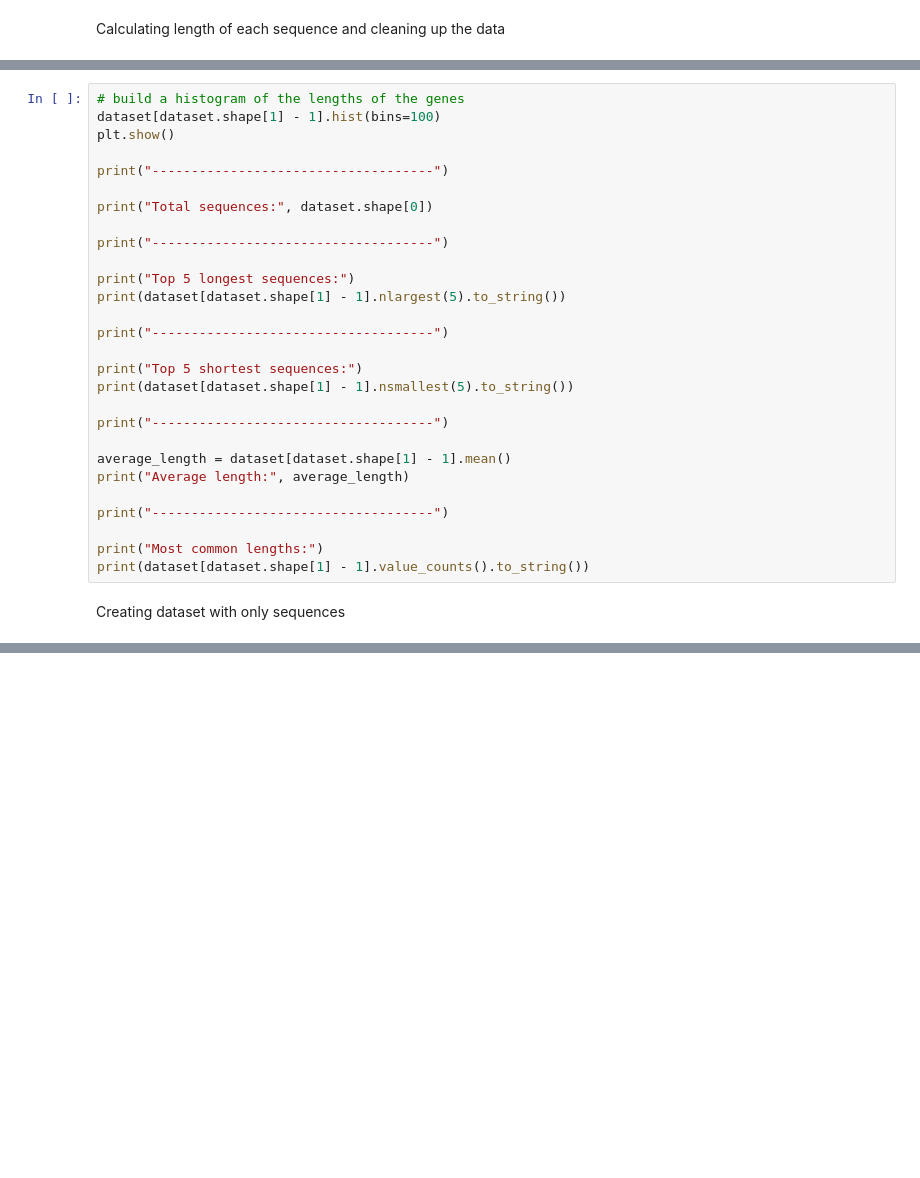
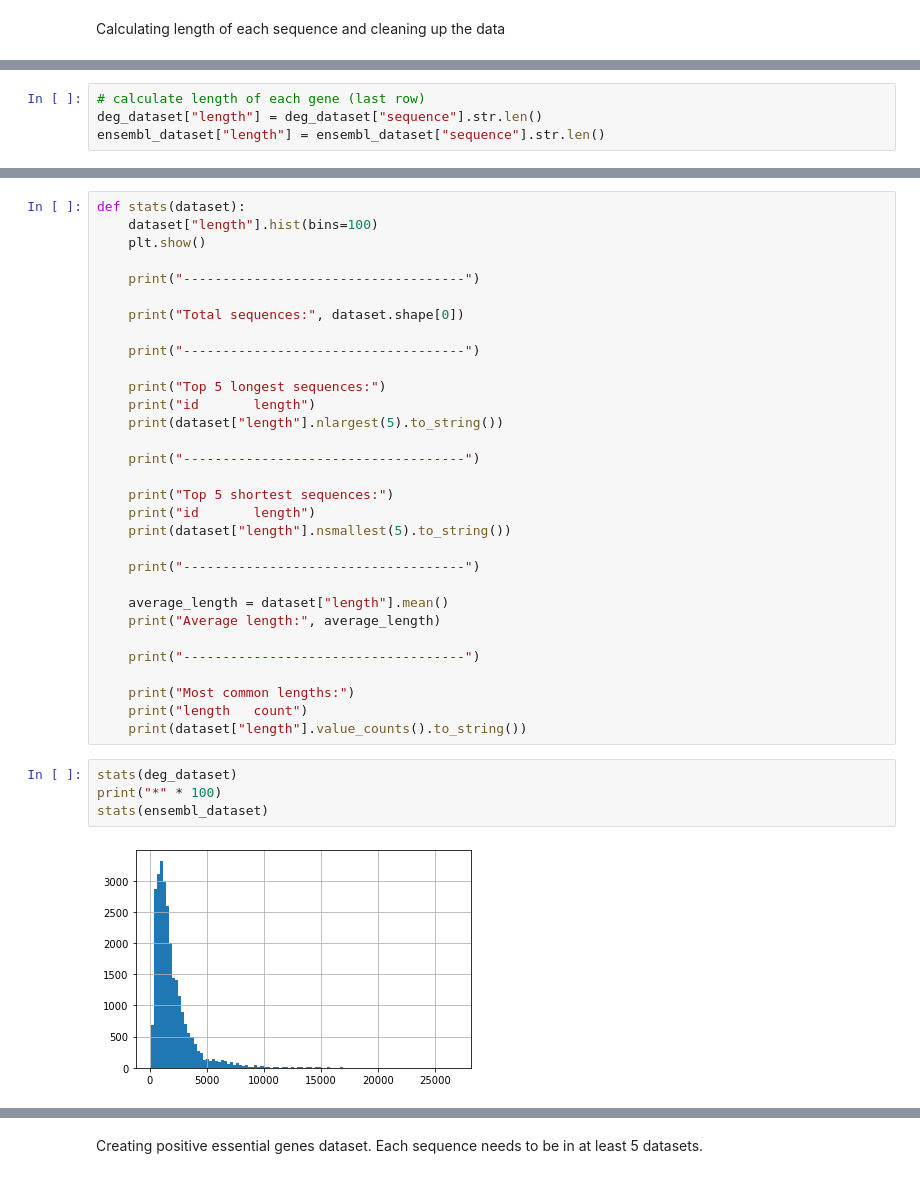
Before and after one commit to BioSystemsUM/propythia, a Jupyter notebook: src/propythia/DNA/deep_ml/essential_genes.ipynb, the cells around one changed output, grey strips where cells are left out. Saved outputs shown, nothing was run; the diff lists cells and outputs as text; blank space fills up the shorter version.

```diff
--- a/src/propythia/DNA/deep_ml/essential_genes.ipynb
+++ b/src/propythia/DNA/deep_ml/essential_genes.ipynb
@@ -19,0 +17,4 @@ Statistics about the data
+# %%
+# calculate length of each gene (last row)
+deg_dataset["length"] = deg_dataset["sequence"].str.len()
+ensembl_dataset["length"] = ensembl_dataset["sequence"].str.len()
@@ -20,30 +37,37 @@ Statistics about the data
 # %%
-# build a histogram of the lengths of the genes
-dataset[dataset.shape[1] - 1].hist(bins=100)
-plt.show()
+def stats(dataset):
+    dataset["length"].hist(bins=100)
+    plt.show()
 
-print("------------------------------------")
+    print("------------------------------------")
 
-print("Total sequences:", dataset.shape[0])
+    print("Total sequences:", dataset.shape[0])
 
-print("------------------------------------")
+    print("------------------------------------")
 
-print("Top 5 longest sequences:")
-print(dataset[dataset.shape[1] - 1].nlargest(5).to_string())
+    print("Top 5 longest sequences:")
+    print("id       length")
+    print(dataset["length"].nlargest(5).to_string())
 
-print("------------------------------------")
+    print("------------------------------------")
 
-print("Top 5 shortest sequences:")
-print(dataset[dataset.shape[1] - 1].nsmallest(5).to_string())
+    print("Top 5 shortest sequences:")
+    print("id       length")
+    print(dataset["length"].nsmallest(5).to_string())
 
-print("------------------------------------")
+    print("------------------------------------")
 
-average_length = dataset[dataset.shape[1] - 1].mean()
-print("Average length:", average_length)
+    average_length = dataset["length"].mean()
+    print("Average length:", average_length)
 
-print("------------------------------------")
+    print("------------------------------------")
 
-print("Most common lengths:")
-print(dataset[dataset.shape[1] - 1].value_counts().to_string())
+    print("Most common lengths:")
+    print("length   count")
+    print(dataset["length"].value_counts().to_string())
-# %% [markdown]
-Creating dataset with only sequences
+# %%
+stats(deg_dataset)
+print("*" * 100)
+stats(ensembl_dataset)
+# %% [output]
+[figure, added]
@@ -49,0 +109,2 @@ Creating dataset with only sequences
+# %% [markdown]
+Creating positive essential genes dataset. Each sequence needs to be in at least 5 datasets.
```
Also changed, not shown: parts of 12 cells of this notebook, 2 other files.
